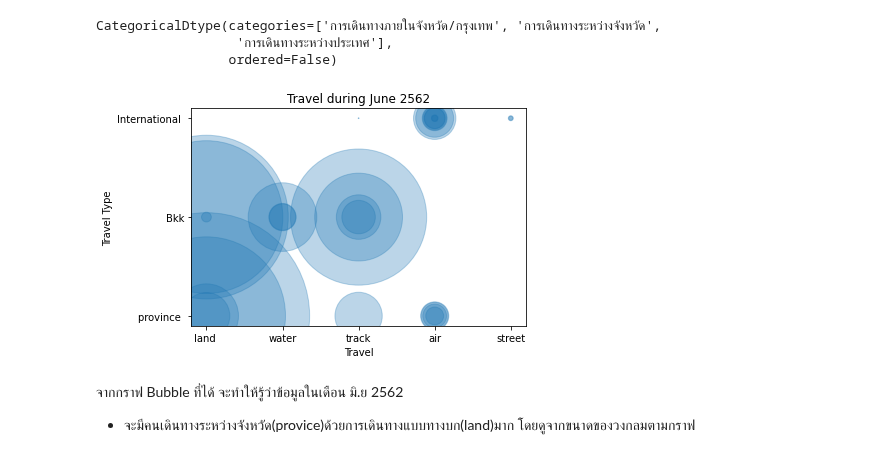
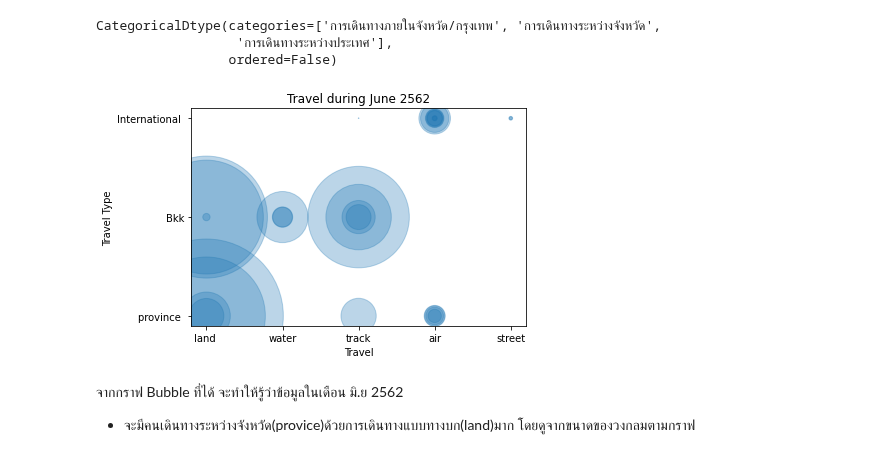
Before and after one commit to Kggzzz/data_viz, a Jupyter notebook: Visualize_Data_Distribution_(02).ipynb, the cells around one changed output. Drawn from its saved outputs; the diff is of its cells as text; code cells hidden in the pictures.

```diff
--- a/Visualize_Data_Distribution_(02).ipynb
+++ b/Visualize_Data_Distribution_(02).ipynb
@@ -218,12 +218,12 @@ test2_re = test_2.replace({'การเดินทางภายในจั
 # %%
 A = data_drop['มิ.ย. 2562']
 # %%
-plt.scatter(test1_re,test2_re,s=0.0009*A,alpha=0.3)
+plt.scatter(test1_re,test2_re,s=0.0005*A,alpha=0.3)
 plt.title('Travel during June 2562')
 plt.xlabel('Travel')
 plt.ylabel('Travel Type');
 # %% [output]
-[figure, old version]
+[figure, new version]
 # %% [markdown]
 จากกราฟ Bubble ที่ได้ จะทำให้รู้ว่าข้อมูลในเดือน มิ.ย 2562
 
```
